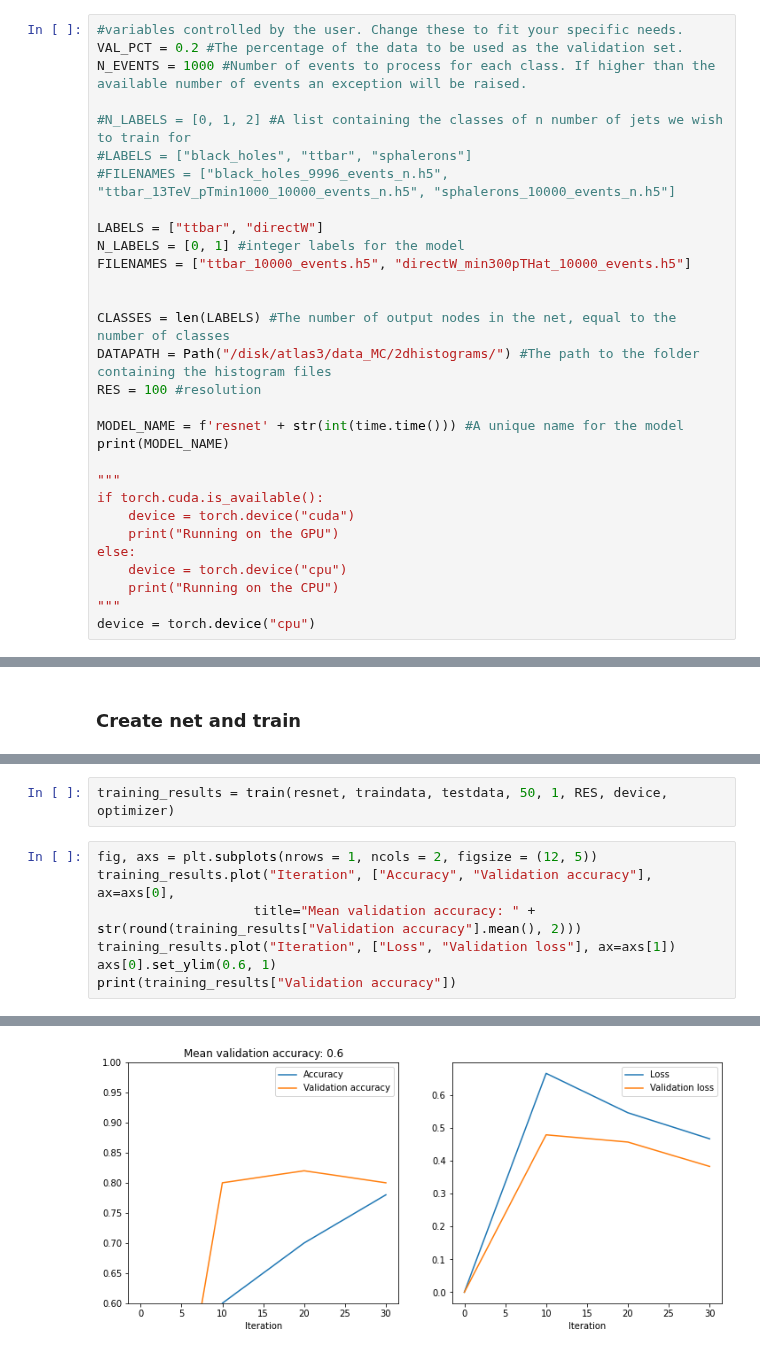
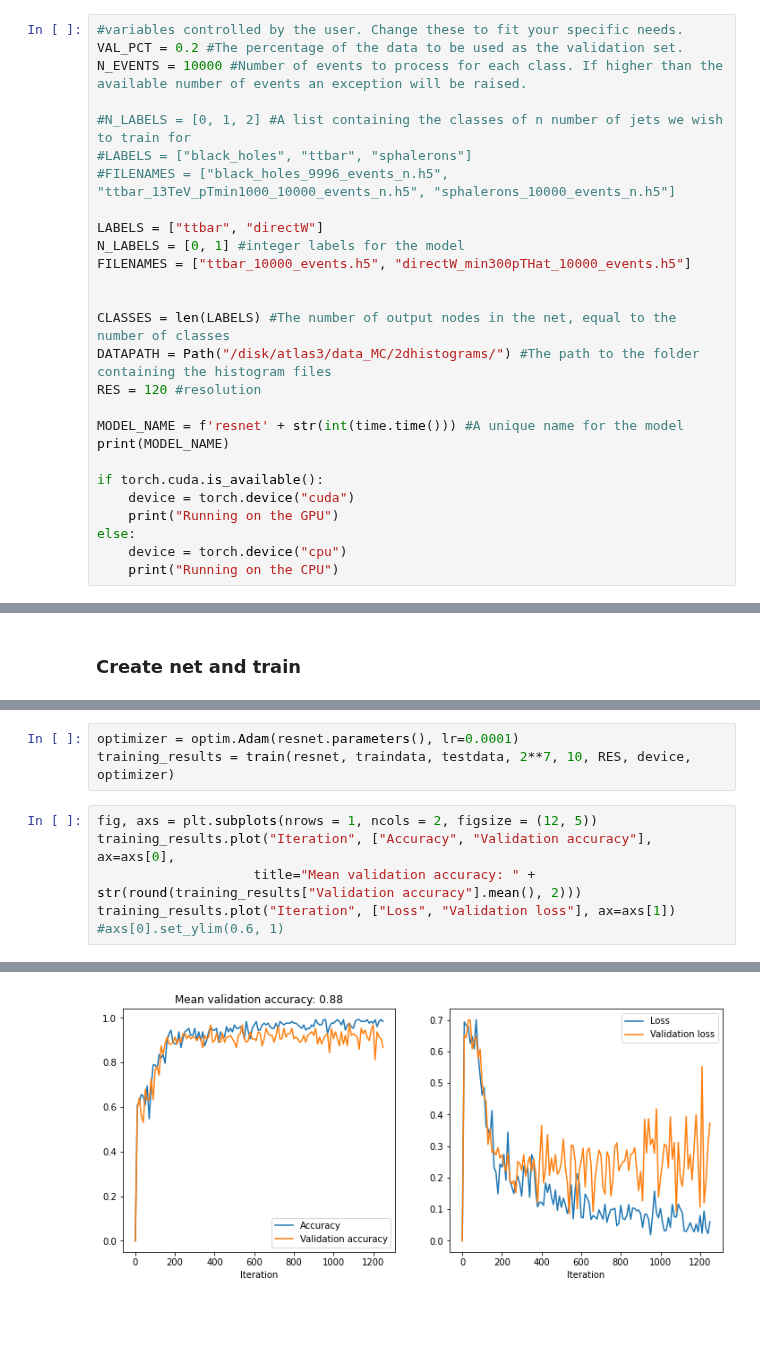
Before and after one commit to choisant/imcalML, a Jupyter notebook: notebooks/resnet.ipynb, the cells around one changed output, grey strips where cells are left out. Cells and saved outputs as stored; diff of their text form; blank space fills up the shorter version.

Commit message:
New training

```diff
--- a/notebooks/resnet.ipynb
+++ b/notebooks/resnet.ipynb
@@ -38,7 +38,7 @@ from imcal import *
 # %%
 #variables controlled by the user. Change these to fit your specific needs.
 VAL_PCT = 0.2 #The percentage of the data to be used as the validation set.
-N_EVENTS = 1000 #Number of events to process for each class. If higher than the available number of events an exception will be raised.
+N_EVENTS = 10000 #Number of events to process for each class. If higher than the available number of events an exception will be raised.
 
 #N_LABELS = [0, 1, 2] #A list containing the classes of n number of jets we wish to train for
 #LABELS = ["black_holes", "ttbar", "sphalerons"]
@@ -51,18 +51,15 @@ FILENAMES = ["ttbar_10000_events.h5", "directW_min300pTHat_10000_events.h5"]
 
 CLASSES = len(LABELS) #The number of output nodes in the net, equal to the number of classes
 DATAPATH = Path("/disk/atlas3/data_MC/2dhistograms/") #The path to the folder containing the histogram files
-RES = 100 #resolution
+RES = 120 #resolution
 
 MODEL_NAME = f'resnet' + str(int(time.time())) #A unique name for the model
 print(MODEL_NAME)
 
-"""
 if torch.cuda.is_available():
     device = torch.device("cuda")
     print("Running on the GPU")
 else:
     device = torch.device("cpu")
     print("Running on the CPU")
-"""
-device = torch.device("cpu")
 # %% [output]
@@ -159,10 +152,10 @@ tensor([[-0.4351, -0.1150]], grad_fn=<AddmmBackward0>)
 # %%
-training_results = train(resnet, traindata, testdata, 50, 1, RES, device, optimizer)
+optimizer = optim.Adam(resnet.parameters(), lr=0.0001)
+training_results = train(resnet, traindata, testdata, 2**7, 10, RES, device, optimizer)
 # %%
 fig, axs = plt.subplots(nrows = 1, ncols = 2, figsize = (12, 5))
 training_results.plot("Iteration", ["Accuracy", "Validation accuracy"], ax=axs[0],
                     title="Mean validation accuracy: " + str(round(training_results["Validation accuracy"].mean(), 2)))
 training_results.plot("Iteration", ["Loss", "Validation loss"], ax=axs[1])
-axs[0].set_ylim(0.6, 1)
-print(training_results["Validation accuracy"])
+#axs[0].set_ylim(0.6, 1)
 # %% [output]
@@ -174,4 +163,4 @@ Name: Validation accuracy, dtype: float64
-[figure, old version]
+[figure, new version]
 # %%
 from sklearn.metrics import accuracy_score
 truth, preds = predict(resnet, testdata, 100, RES, device)
```
Also changed, not shown: parts of 7 cells of this notebook, 2 other files.
